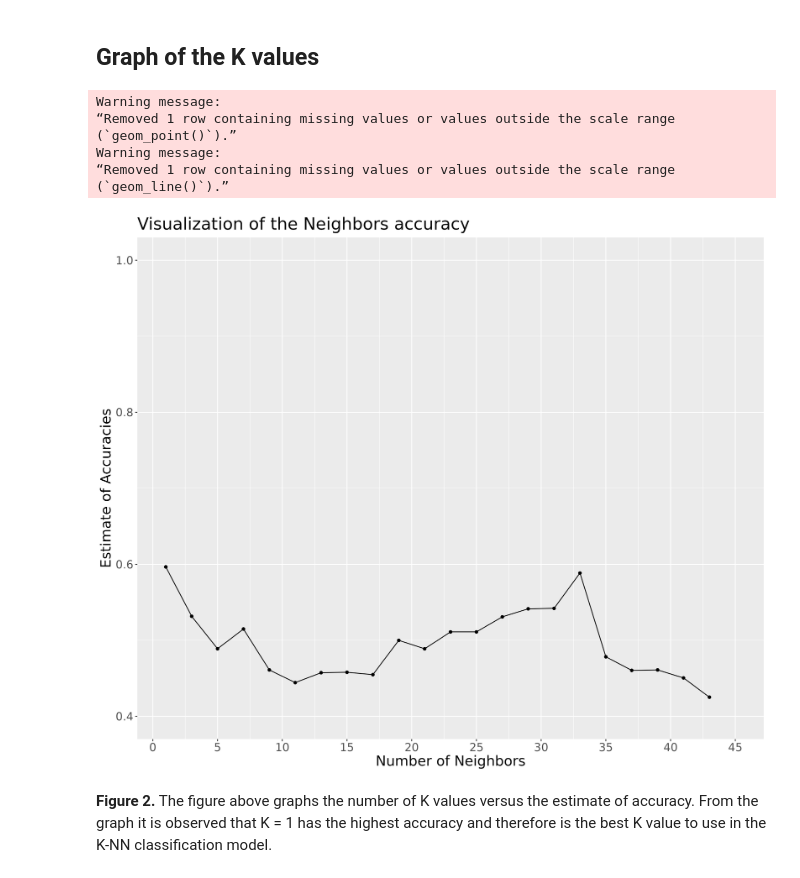
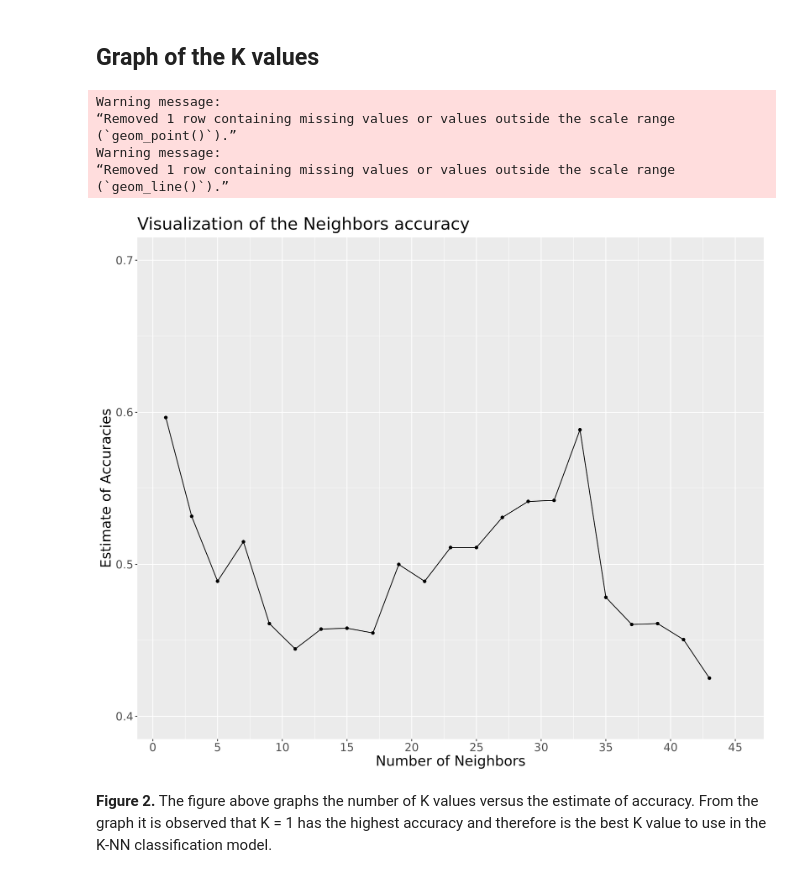
Before and after one commit to chrispy-tacos/dsci-100-project, a Jupyter notebook: dsci-g2-project.ipynb, the cells around one changed output. Cells and saved outputs as stored; diff of their text form; code cells hidden in the pictures.

Commit message:
Rescaled the K vals graph

```diff
--- a/dsci-g2-project.ipynb
+++ b/dsci-g2-project.ipynb
@@ -243,28 +243,28 @@ A tibble: 6 × 7
 # %%
 minecraft_accuracy<- knn_k_specification_results|>
 filter(.metric == "accuracy")
 
 plot_of_k_values<- ggplot(minecraft_accuracy, aes(x = neighbors, y = mean))+
 geom_point()+
 geom_line()+
 xlab("Number of Neighbors")+
 ylab("Estimate of Accuracies")+
 ggtitle("Visualization of the Neighbors accuracy")+
 scale_x_continuous(breaks = seq(0, 55, by = 5)) +
-       scale_y_continuous(limits = c(0.4, 1.0))+
+       scale_y_continuous(limits = c(0.4, 0.7))+
 theme(text = element_text(size = 18))
 
 ggsave("plot_of_k_values.png", plot = plot_of_k_values, width = 12, height = 10, dpi = 300)
 
 IRdisplay::display_png(file = "plot_of_k_values.png")
 # %% [output]
 Warning message:
 “Removed 1 row containing missing values or values outside the scale range
 (`geom_point()`).”
 Warning message:
 “Removed 1 row containing missing values or values outside the scale range
 (`geom_line()`).”
-[figure, old version]
+[figure, new version]
 # %% [markdown]
 **Figure 2.** The figure above graphs the number of K values versus the estimate of accuracy. From the graph it is observed that K = 1 has the highest accuracy and therefore is the best K value to use in the K-NN classification model.
 # %% [markdown]
```
